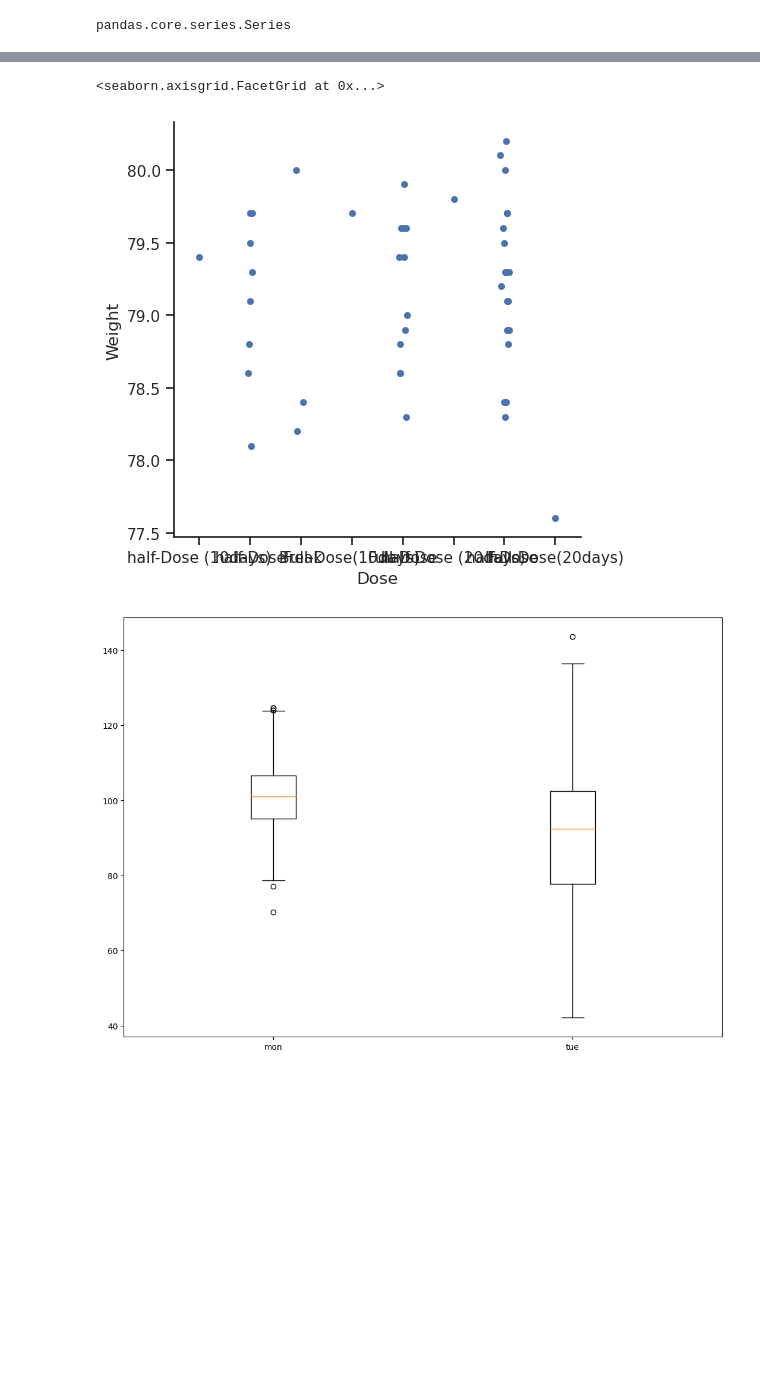
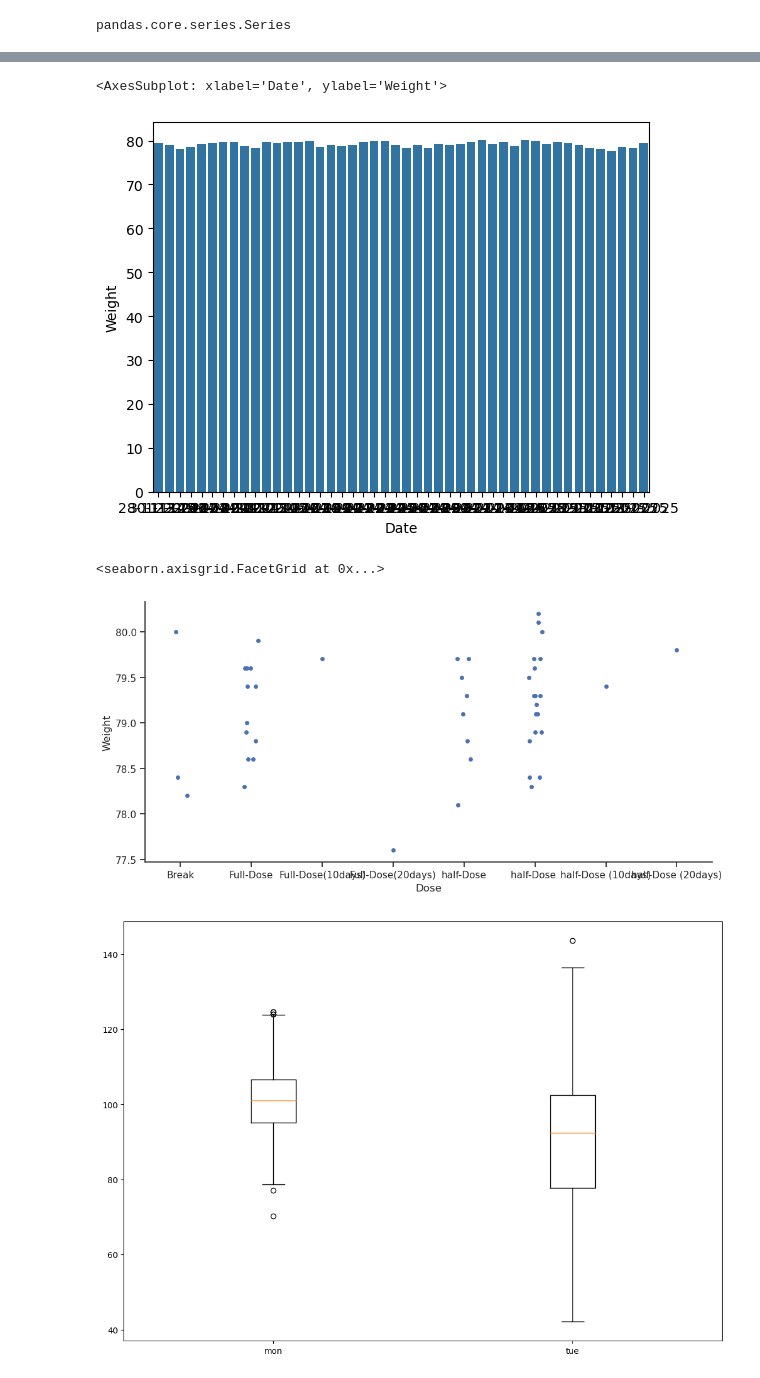
Before and after one commit to ogkourlias/capsaicin, a Jupyter notebook: weight_graphs/weight_graphs.ipynb, the cells around one changed output, grey strips where cells are left out. Drawn from its saved outputs; the diff is of its cells as text; code cells hidden in the pictures; blank space fills up the shorter version.

Commit message:
updated weight graphs, cat plot sizing

```diff
--- a/weight_graphs/weight_graphs.ipynb
+++ b/weight_graphs/weight_graphs.ipynb
@@ -52,7 +52,7 @@ df2['Weight'] = df['Weight (Kg)']
 
 # Ontbrekende waardes verwijderen en sorteren op basis van naam van dosis
 df2.dropna(subset=['Weight'], inplace=True)
-#df2 = df2.sort_values(by=['Dose'])
+df2 = df2.sort_values(by=['Dose'])
 df2['Dose'].str.replace(['Break','half-Dose','Full-Dose'], [0,1,2], inplace = True)
 # %% [output]
 TypeError: StringMethods.replace() got an unexpected keyword argument 'inplace'
@@ -69,13 +71,16 @@ while columnname != namelist:
 # %%
 import seaborn as sns
 sns.barplot(df2, x="Date", y="Weight")
+# %% [output]
+<AxesSubplot: xlabel='Date', ylabel='Weight'>
+[figure, added]
 # %%
 sns.set_theme(style="ticks", color_codes=True)
 tips = sns.load_dataset("tips")
-sns.catplot(x="Dose", y="Weight", data=df2)
+sns.catplot(x="Dose", y="Weight", data=df2, height=5, aspect=2)
 # %% [output]
 <seaborn.axisgrid.FacetGrid at 0x...>
-[figure, old version]
+[figure, new version]
 # %%
 # Import libraries
 import matplotlib.pyplot as plt
```
Also changed, not shown: parts of 1 cell of this notebook.
